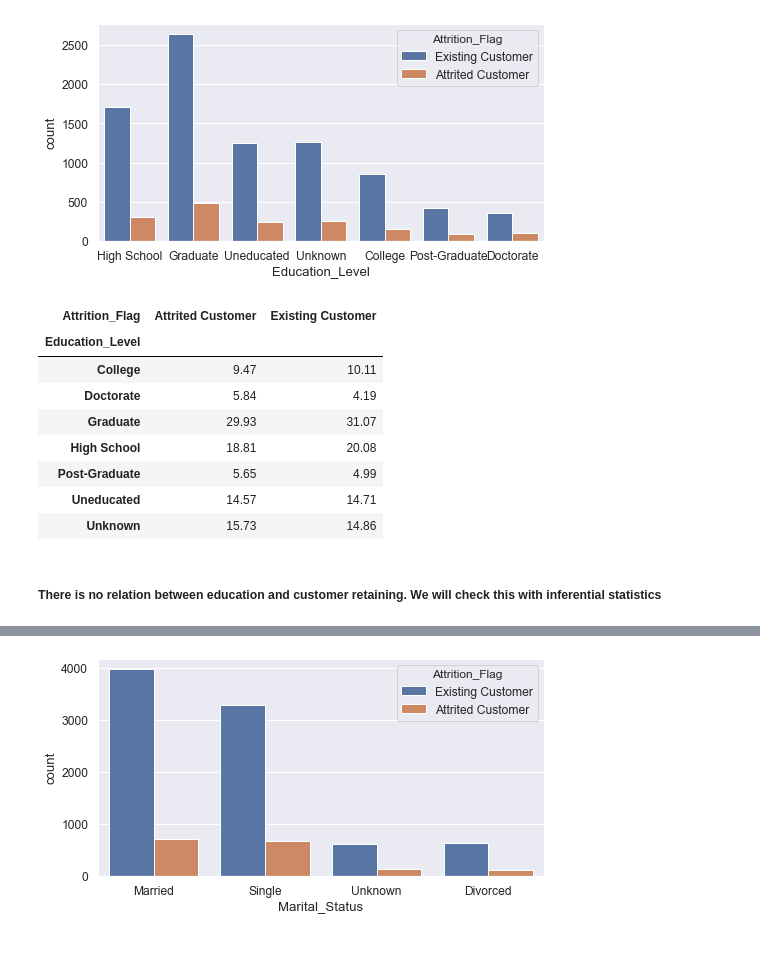
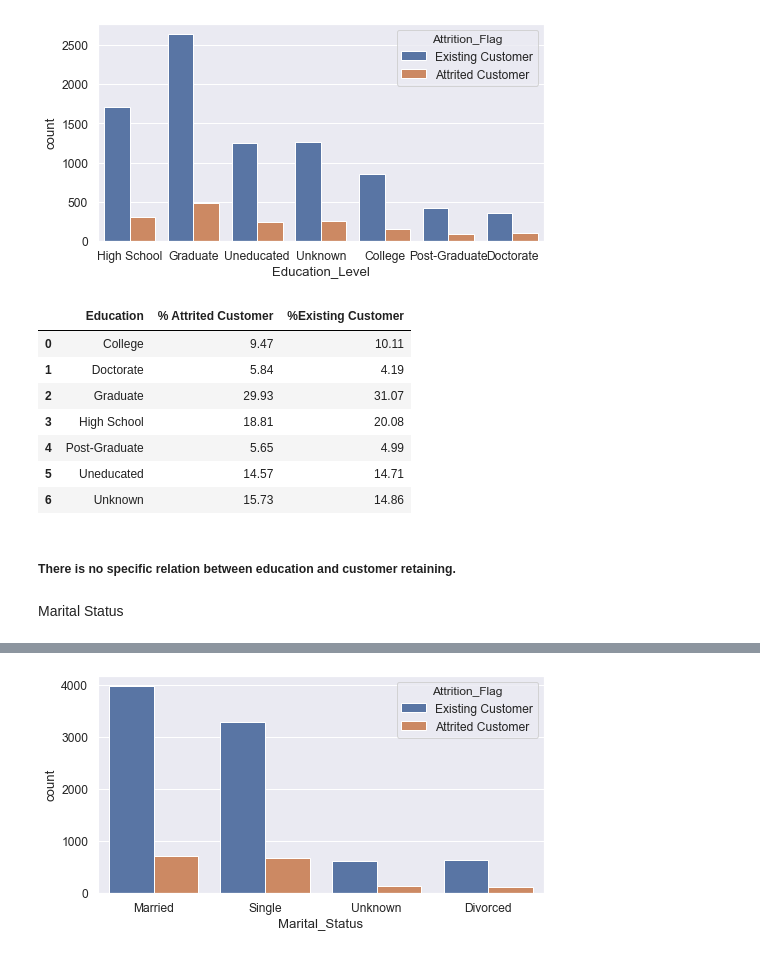
Before and after one commit to padmaparam/Projects, a Jupyter notebook: CustomerChurnPrediction/ExploratoryDataAnalysis.ipynb, the cells around one changed output, grey strips where cells are left out. Saved outputs shown, nothing was run; the diff lists cells and outputs as text; code cells hidden in the pictures.

```diff
--- a/CustomerChurnPrediction/ExploratoryDataAnalysis.ipynb
+++ b/CustomerChurnPrediction/ExploratoryDataAnalysis.ipynb
@@ -150,16 +243,19 @@ plt.show()
 # %% [output]
 [figure]
 # %%
-pd.crosstab(df['Education_Level'], df['Attrition_Flag'], values = 'CLIENTNUM', aggfunc='count').apply(lambda x:100 * x / float(x.sum())).round(2)
+df_edu = pd.crosstab(df['Education_Level'], df['Attrition_Flag'], values = 'CLIENTNUM', aggfunc='count').apply(lambda x:100 * x / float(x.sum())).round(2).reset_index()
+df_edu.columns = ['Education', '% Attrited Customer','%Existing Customer']
+df_edu
 # %% [output]
-| Attrition_Flag | Attrited Customer | Existing Customer |
-| Education_Level |  |  |
-| College | 9.47 | 10.11 |
-| Doctorate | 5.84 | 4.19 |
-| Graduate | 29.93 | 31.07 |
-| High School | 18.81 | 20.08 |
-| Post-Graduate | 5.65 | 4.99 |
-| Uneducated | 14.57 | 14.71 |
-| Unknown | 15.73 | 14.86 |
+|  | Education | % Attrited Customer | %Existing Customer |
+| 0 | College | 9.47 | 10.11 |
+| 1 | Doctorate | 5.84 | 4.19 |
+| 2 | Graduate | 29.93 | 31.07 |
+| 3 | High School | 18.81 | 20.08 |
+| 4 | Post-Graduate | 5.65 | 4.99 |
+| 5 | Uneducated | 14.57 | 14.71 |
+| 6 | Unknown | 15.73 | 14.86 |
 # %% [markdown]
-#####  There is no relation between education and customer retaining. We will check this with inferential statistics
+#####  There is no specific relation between education and customer retaining.
+# %% [markdown]
+Marital Status
```
Also changed, not shown: parts of 69 cells of this notebook, 3 other files.
